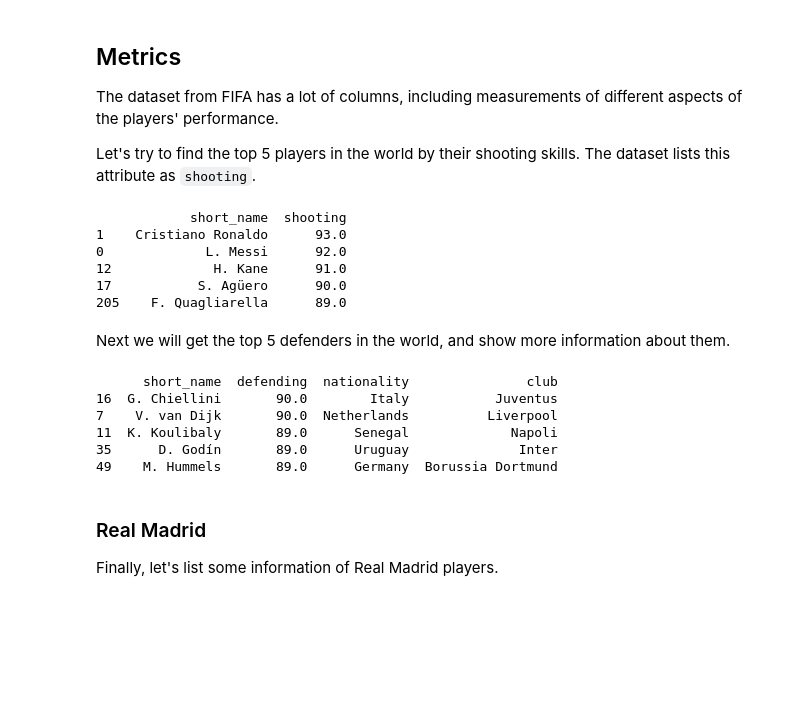
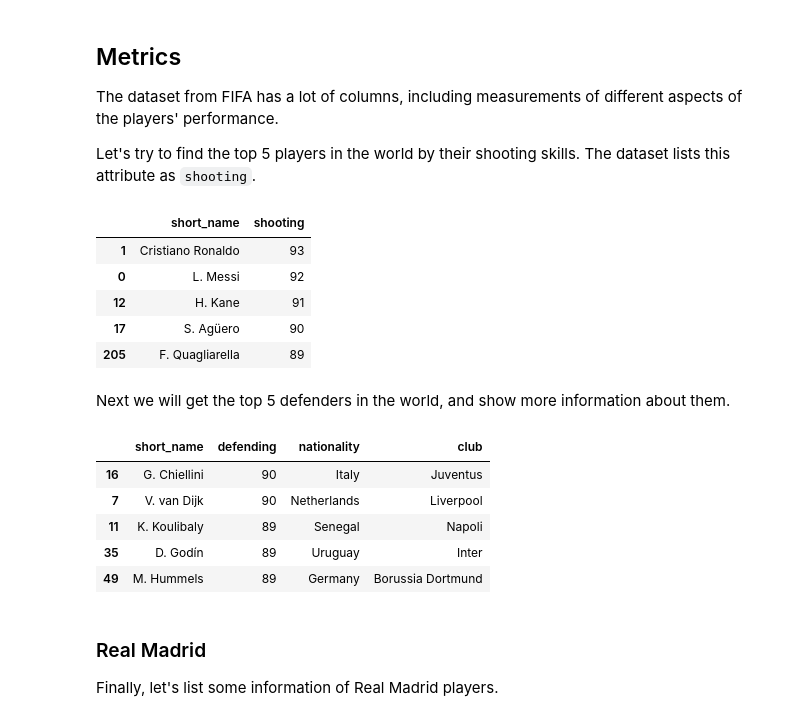
Before and after one commit to NicholasCrossman/python-pandas-fifa-queries, a Jupyter notebook: fifa.ipynb, the cells around one changed output. Saved outputs shown, nothing was run; the diff lists cells and outputs as text; code cells hidden in the pictures; blank space fills up the shorter version.

```diff
--- a/fifa.ipynb
+++ b/fifa.ipynb
@@ -192,26 +164,26 @@ Let's try to find the top 5 players in the world by their shooting skills.
 The dataset lists this attribute as `shooting`.
 # %%
 best_shooters = data.sort_values('shooting', ascending=False).head()[['short_name', 'shooting']]
-print(best_shooters)
+best_shooters.style
 # %% [output]
-            short_name  shooting
-1    Cristiano Ronaldo      93.0
-0             L. Messi      92.0
-12             H. Kane      91.0
-17           S. Agüero      90.0
-205    F. Quagliarella      89.0
+|  | short_name | shooting |
+| 1 | Cristiano Ronaldo | 93 |
+| 0 | L. Messi | 92 |
+| 12 | H. Kane | 91 |
+| 17 | S. Agüero | 90 |
+| 205 | F. Quagliarella | 89 |
 # %% [markdown]
 Next we will get the top 5 defenders in the world, and show more information about them.
 # %%
 best_defenders = data.sort_values('defending', ascending=False).head()[['short_name', 'defending', 'nationality', 'club']]
-print(best_defenders)
+best_defenders.style
 # %% [output]
-      short_name  defending  nationality               club
-16  G. Chiellini       90.0        Italy           Juventus
-7    V. van Dijk       90.0  Netherlands          Liverpool
-11  K. Koulibaly       89.0      Senegal             Napoli
-35      D. Godín       89.0      Uruguay              Inter
-49    M. Hummels       89.0      Germany  Borussia Dortmund
+|  | short_name | defending | nationality | club |
+| 16 | G. Chiellini | 90 | Italy | Juventus |
+| 7 | V. van Dijk | 90 | Netherlands | Liverpool |
+| 11 | K. Koulibaly | 89 | Senegal | Napoli |
+| 35 | D. Godín | 89 | Uruguay | Inter |
+| 49 | M. Hummels | 89 | Germany | Borussia Dortmund |
 # %% [markdown]
 ### Real Madrid
 
```
Also changed, not shown: parts of 10 cells of this notebook.
